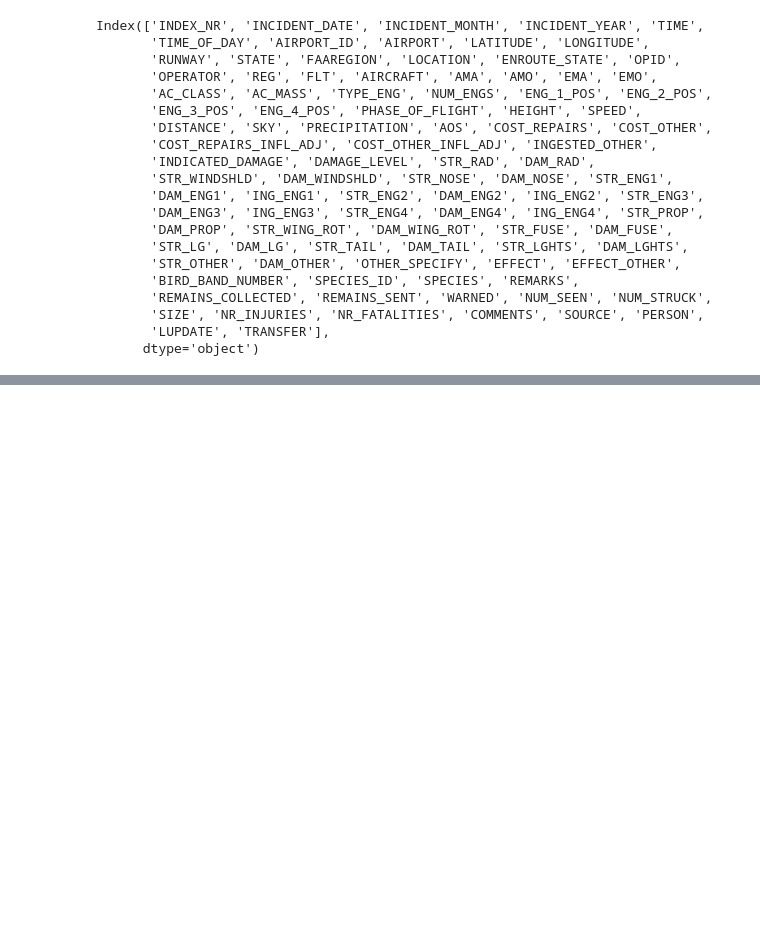
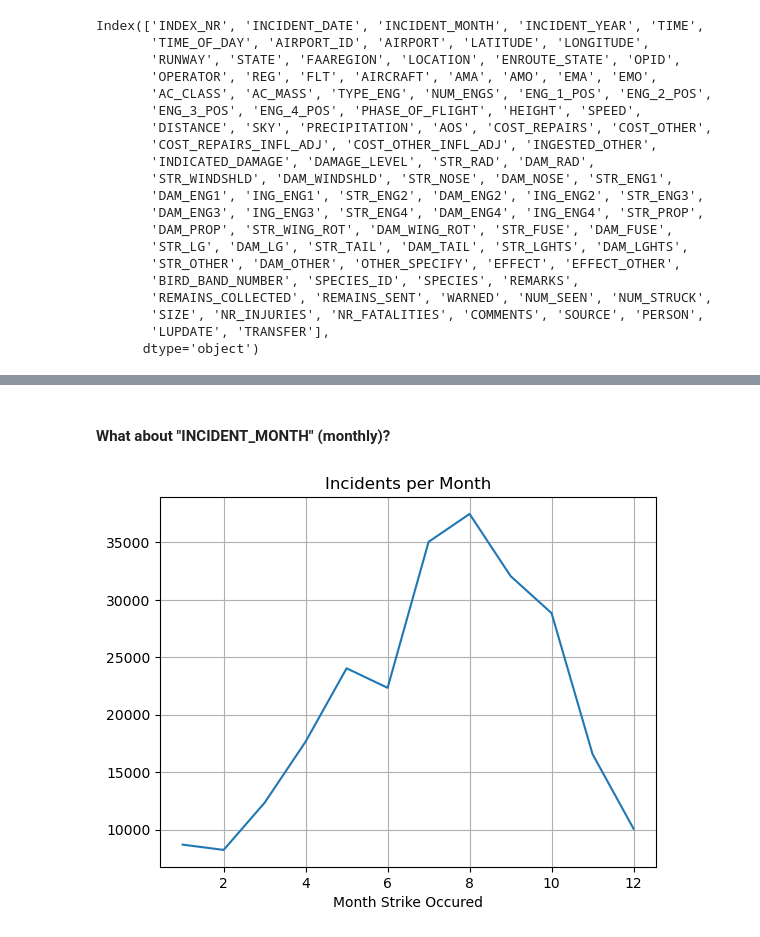
Before and after one commit to Austin-Heard/airplane-wildlife-strikes, a Jupyter notebook: notebooks/explore.ipynb, the cells around one changed output, grey strips where cells are left out. Saved outputs shown, nothing was run; the diff lists cells and outputs as text; code cells hidden in the pictures; blank space fills up the shorter version.

```diff
--- a/notebooks/explore.ipynb
+++ b/notebooks/explore.ipynb
@@ -86,0 +102,7 @@ Bird Strike report per year
+# %% [markdown]
+#### What about "INCIDENT_MONTH" (monthly)?
+# %%
+incident_per_month = acs_db["INCIDENT_MONTH"].value_counts().sort_index()
+incident_per_month.plot(kind='line', title='Incidents per Month', grid=True, xlabel="Month Strike Occured");
+# %% [output]
+[figure, added]
```
Also changed, not shown: parts of 43 cells of this notebook.
